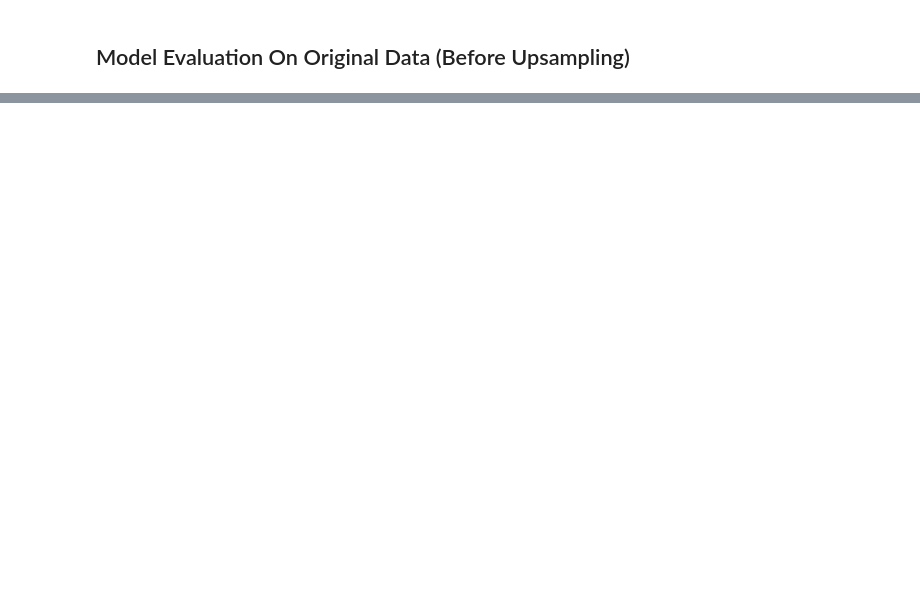
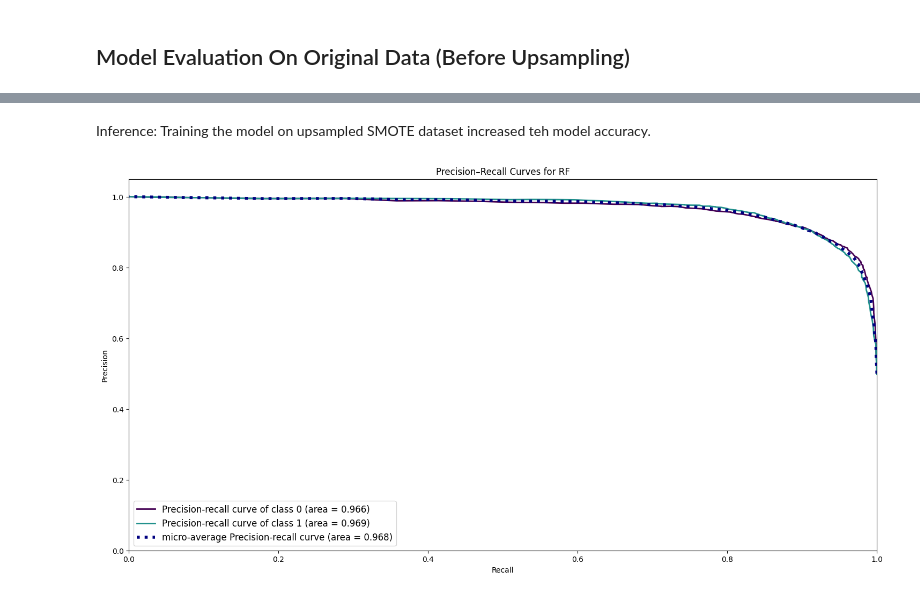
Before and after one commit to medhhaa/Bank-Churn-Prediction, a Jupyter notebook: Bank_Churner_Prediction.ipynb, the cells around one changed output, grey strips where cells are left out. Cells and saved outputs as stored; diff of their text form; code cells hidden in the pictures; blank space fills up the shorter version.

Commit message:
Evaluate model

```diff
--- a/Bank_Churner_Prediction.ipynb
+++ b/Bank_Churner_Prediction.ipynb
@@ -723,0 +715,22 @@ plt.legend(prop={'size': 20})
+# %% [markdown]
+Inference: Training the model on upsampled SMOTE dataset increased teh model accuracy.
+# %%
+%matplotlib inline
+
+y_probas = rf_pipe.predict_proba(test_x)
+
+skplt.metrics.plot_precision_recall(
+    y_true=test_y,
+    y_probas=y_probas,
+    cmap='viridis'
+)
+
+# 4) Tweak legend/text sizes, etc.
+plt.legend(prop={'size': 12})
+plt.title("Precision–Recall Curves for RF")
+plt.xlabel("Recall")
+plt.ylabel("Precision")
+
+plt.show()
+# %% [output]
+[figure, added]
```
Also changed, not shown: parts of 19 cells of this notebook.
